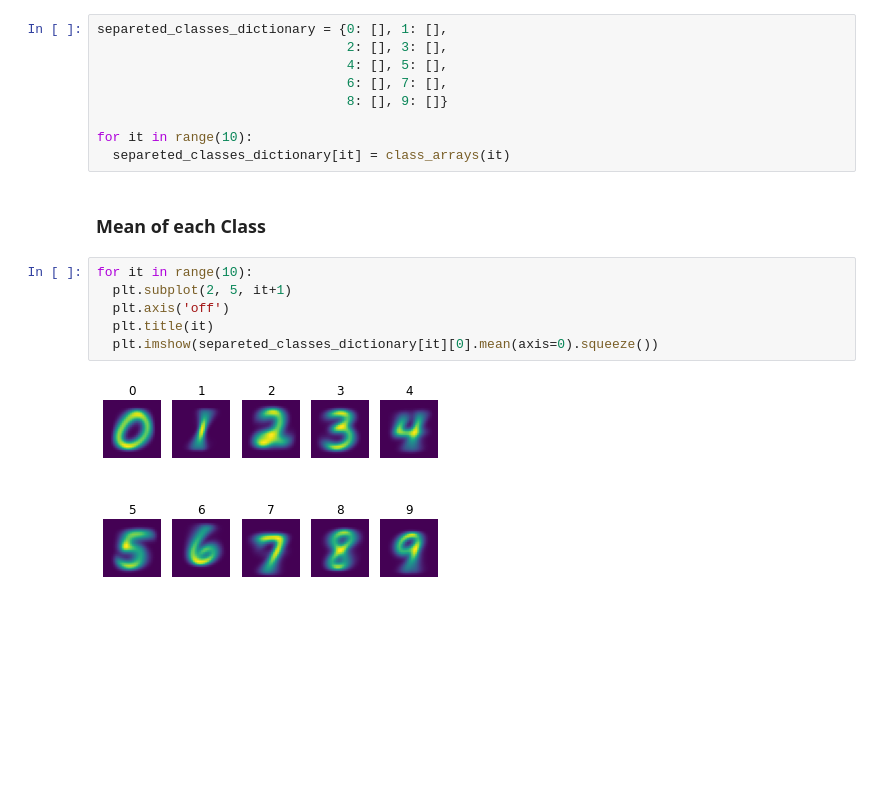
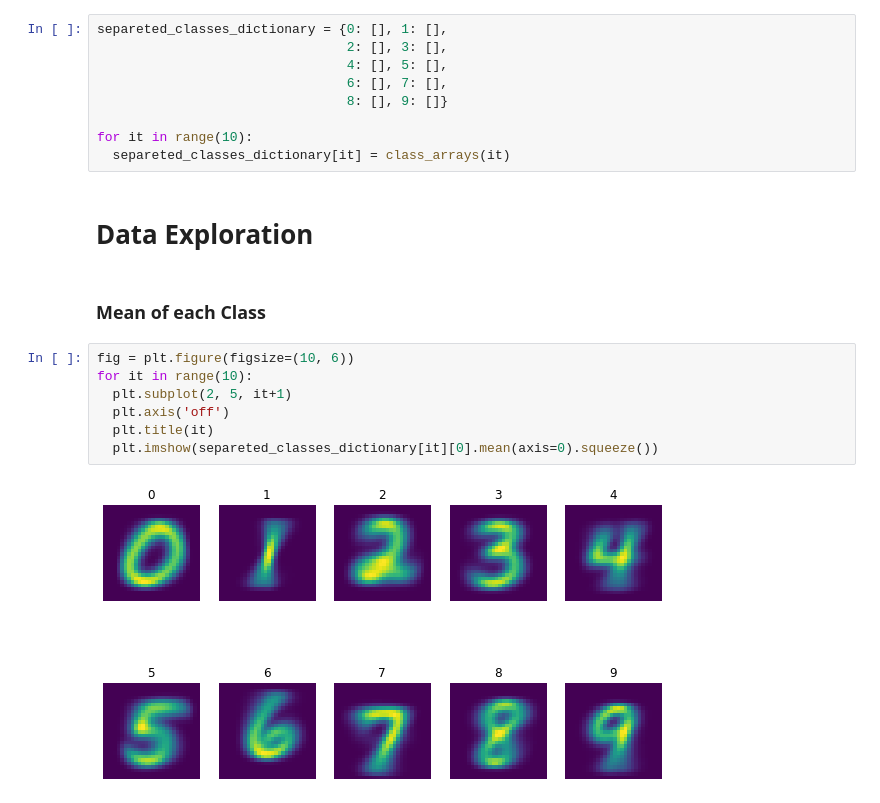
Before and after one commit to carvalheirafc/mnist-MachineLearning-Supervised, a Jupyter notebook: mnist_data_handler.ipynb, the cells around one changed output. Drawn from its saved outputs; the diff is of its cells as text; blank space fills up the shorter version.

```diff
--- a/mnist_data_handler.ipynb
+++ b/mnist_data_handler.ipynb
@@ -79,13 +80,16 @@ separeted_classes_dictionary = {0: [], 1: [],
 
 for it in range(10):
   separeted_classes_dictionary[it] = class_arrays(it)
+# %% [markdown]
+# Data Exploration
 # %% [markdown]
 ### Mean of each Class
 # %%
+fig = plt.figure(figsize=(10, 6))
 for it in range(10):
   plt.subplot(2, 5, it+1)
   plt.axis('off')
   plt.title(it)
   plt.imshow(separeted_classes_dictionary[it][0].mean(axis=0).squeeze())
 # %% [output]
-[figure, old version]
+[figure, new version]
```
Also changed, not shown: parts of 8 cells of this notebook.
